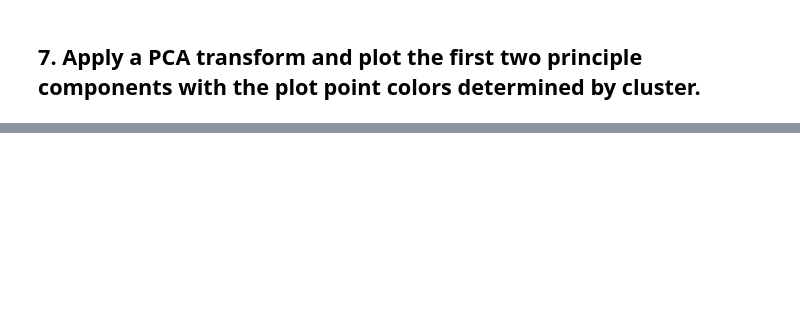
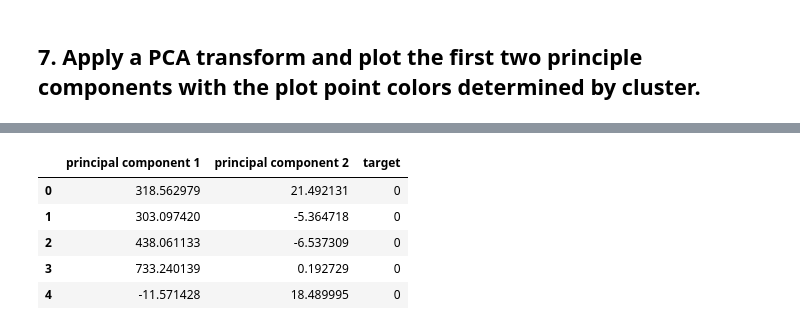
Before and after one commit to ta-datapt-bcn/lab_evaluation, a Jupyter notebook: lab-unsupervised-learning-evaluation/your-code/main.ipynb, the cells around one changed output, grey strips where cells are left out. Drawn from its saved outputs; the diff is of its cells as text; code cells hidden in the pictures; blank space fills up the shorter version.

```diff
--- a/lab-unsupervised-learning-evaluation/your-code/main.ipynb
+++ b/lab-unsupervised-learning-evaluation/your-code/main.ipynb
@@ -198,0 +251,9 @@ plt.show()
+# %%
+finalDf.head()
+# %% [output]
+|  | principal component 1 | principal component 2 | target |
+| 0 | 318.562979 | 21.492131 | 0 |
+| 1 | 303.097420 | -5.364718 | 0 |
+| 2 | 438.061133 | -6.537309 | 0 |
+| 3 | 733.240139 | 0.192729 | 0 |
+| 4 | -11.571428 | 18.489995 | 0 |
```
Also changed, not shown: parts of 31 cells of this notebook.
